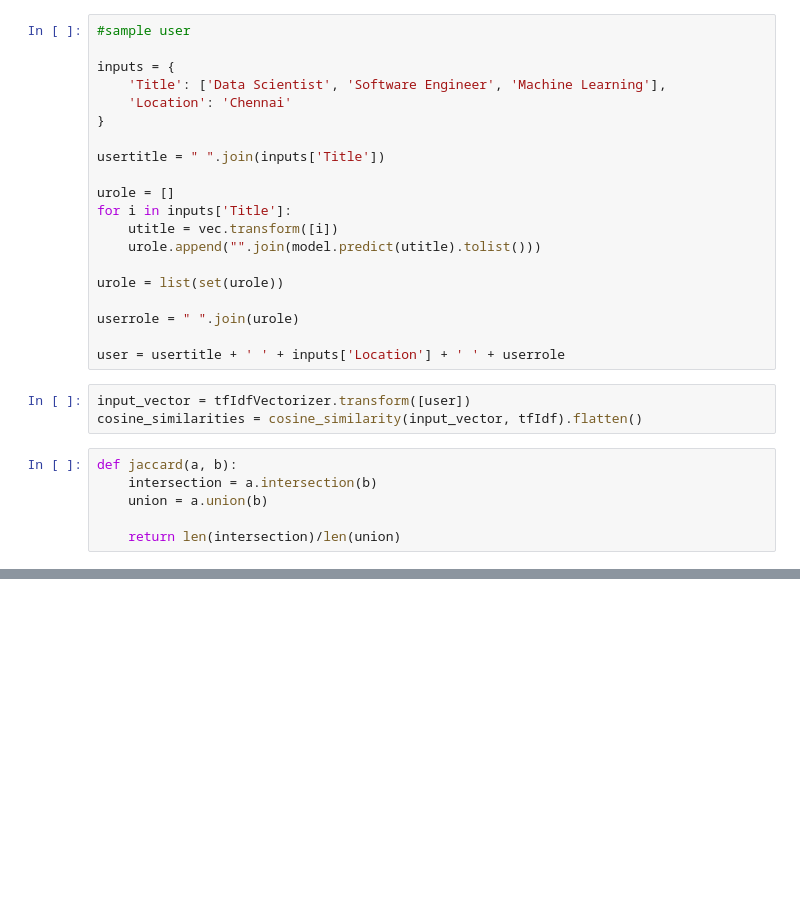
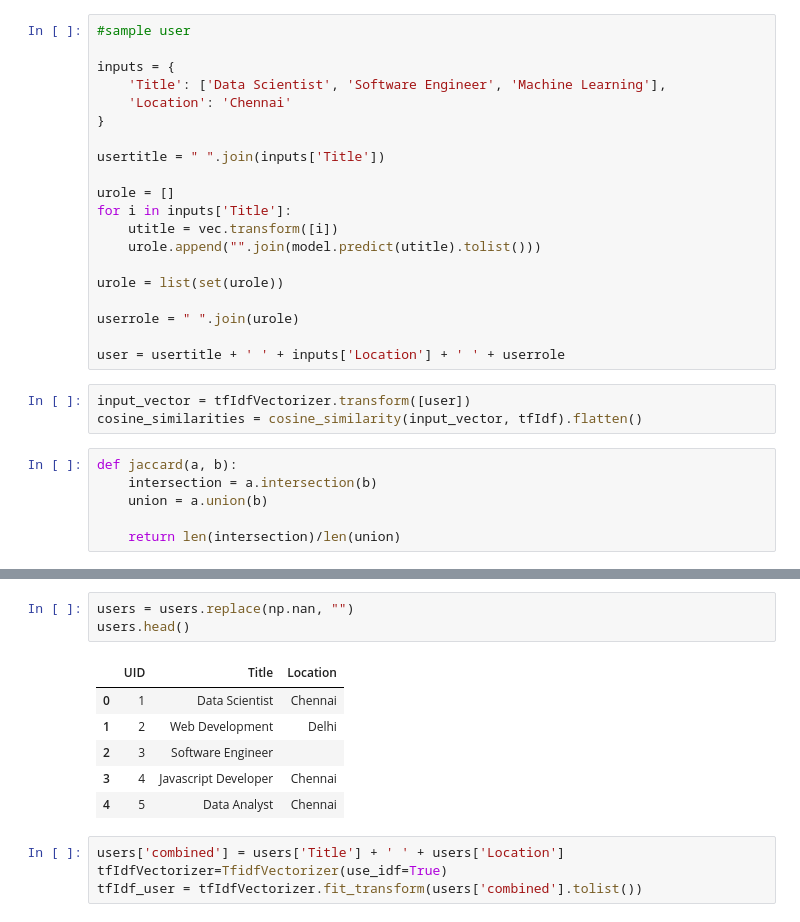
Before and after one commit to witeeeee/JobListingConsolidation, a Jupyter notebook: main.ipynb, the cells around one changed output, grey strips where cells are left out. Cells and saved outputs as stored; diff of their text form; blank space fills up the shorter version.

```diff
--- a/main.ipynb
+++ b/main.ipynb
@@ -223,0 +258,14 @@ Title: 'Data Scientist (Remote)' 'CES' 'Hyderabad, Telangana, India'     Similar
+# %%
+users = users.replace(np.nan, "")
+users.head()
+# %% [output]
+|  | UID | Title | Location |
+| 0 | 1 | Data Scientist | Chennai |
+| 1 | 2 | Web Development | Delhi |
+| 2 | 3 | Software Engineer |  |
+| 3 | 4 | Javascript Developer | Chennai |
+| 4 | 5 | Data Analyst | Chennai |
+# %%
+users['combined'] = users['Title'] + ' ' + users['Location']
+tfIdfVectorizer=TfidfVectorizer(use_idf=True)
+tfIdf_user = tfIdfVectorizer.fit_transform(users['combined'].tolist())
```
Also changed, not shown: parts of 13 cells of this notebook, 1 other file.
